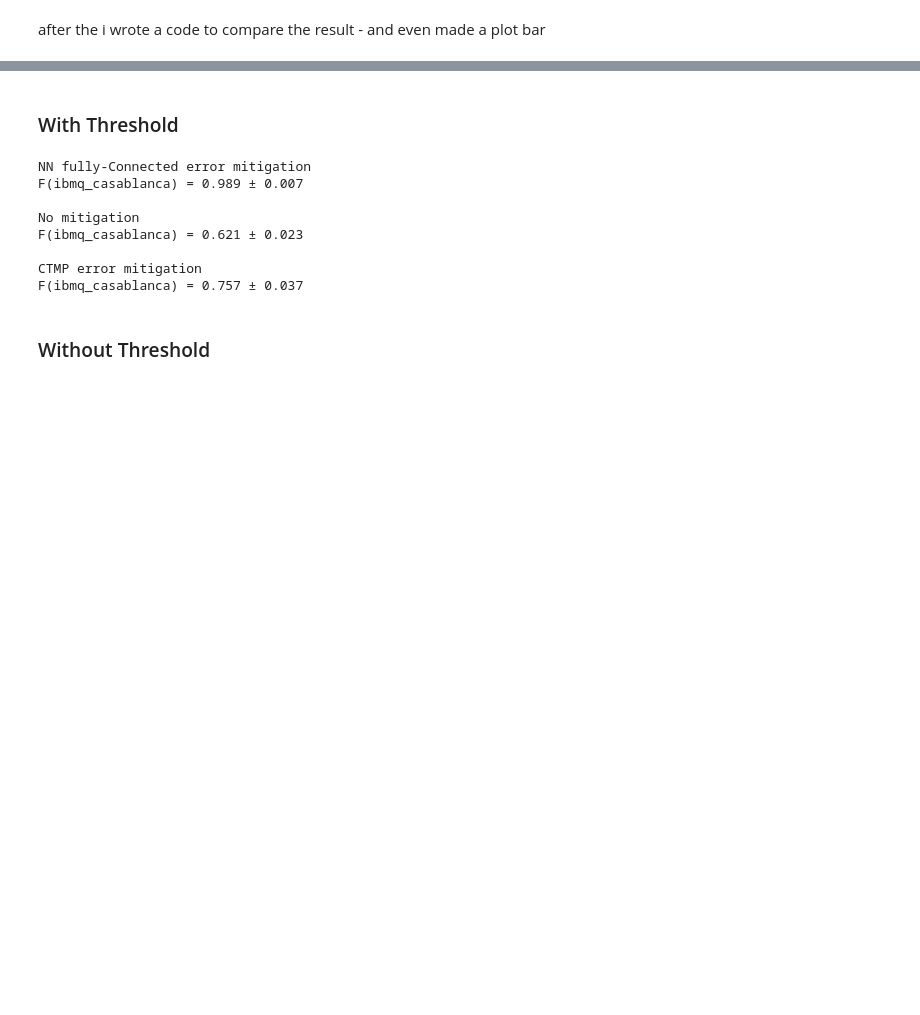
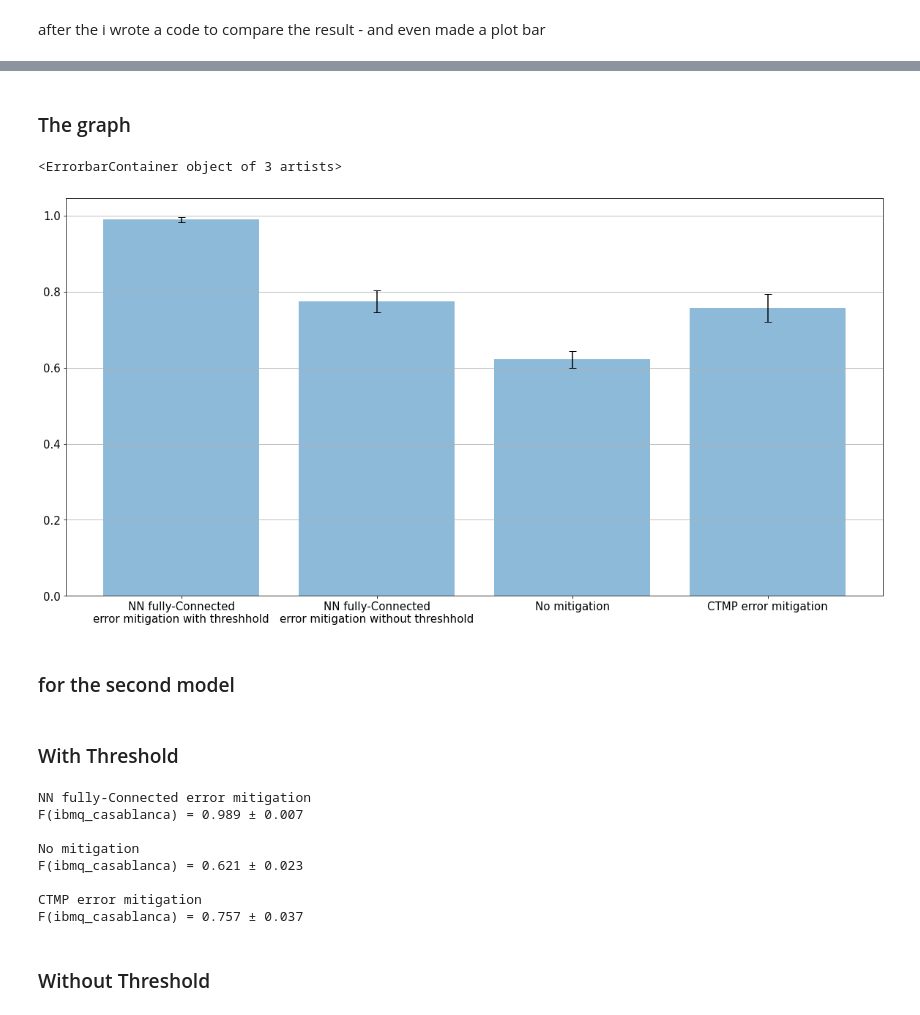
Before and after one commit to FrimaKal/ibmQuantumAward2021, a Jupyter notebook: Graph_State_Challenge_Submission_The_Results.ipynb, the cells around one changed output, grey strips where cells are left out. Drawn from its saved outputs; the diff is of its cells as text; code cells hidden in the pictures; blank space fills up the shorter version.

```diff
--- a/Graph_State_Challenge_Submission_The_Results.ipynb
+++ b/Graph_State_Challenge_Submission_The_Results.ipynb
@@ -76,0 +335,5 @@ import tensorflow as tf
+# %%
+## Compute the stabilizers for this graph state
+state_circuit = create_graph_state()
+#generators = qi.Clifford(state_circuit).stabilizer.pauli.to_labels()
+stabilizers = compute_stabilizer_group(state_circuit)
@@ -114,3 +526,17 @@ after the i wrote a code to compare the result - and even made a plot bar
+# %% [markdown]
+### The graph
+# %%
+import matplotlib
+matplotlib.rcParams.update({'font.size': 15})
+plt.figure(figsize=[20,10])
+plt.grid(axis='y')
+plt.bar(["NN fully-Connected\nerror mitigation with threshhold","NN fully-Connected\nerror mitigation without threshhold","No mitigation","CTMP error mitigation"],[np.mean(F_mit_backend_NN_threshhold),np.mean(F_mit_backend_NN),np.mean(F_nomit_backend),np.mean(F_mit_backend)], alpha=0.5)
+plt.errorbar(["NN fully-Connected\nerror mitigation with threshhold","NN fully-Connected\nerror mitigation without threshhold","No mitigation","CTMP error mitigation"],[np.mean(F_mit_backend_NN_threshhold),np.mean(F_mit_backend_NN),np.mean(F_nomit_backend),np.mean(F_mit_backend)],yerr=[np.std(F_mit_backend_NN_threshhold),np.std(F_mit_backend_NN),np.std(F_nomit_backend),np.std(F_mit_backend)],fmt='s', color='black', marker='.', markersize=0.1, capsize=5)
+# %% [output]
+<ErrorbarContainer object of 3 artists>
+[figure, added]
+# %% [markdown]
+### for the second model
 # %% [markdown]
 ### With Threshold
 # %%
```
Also changed, not shown: parts of 37 cells of this notebook.
